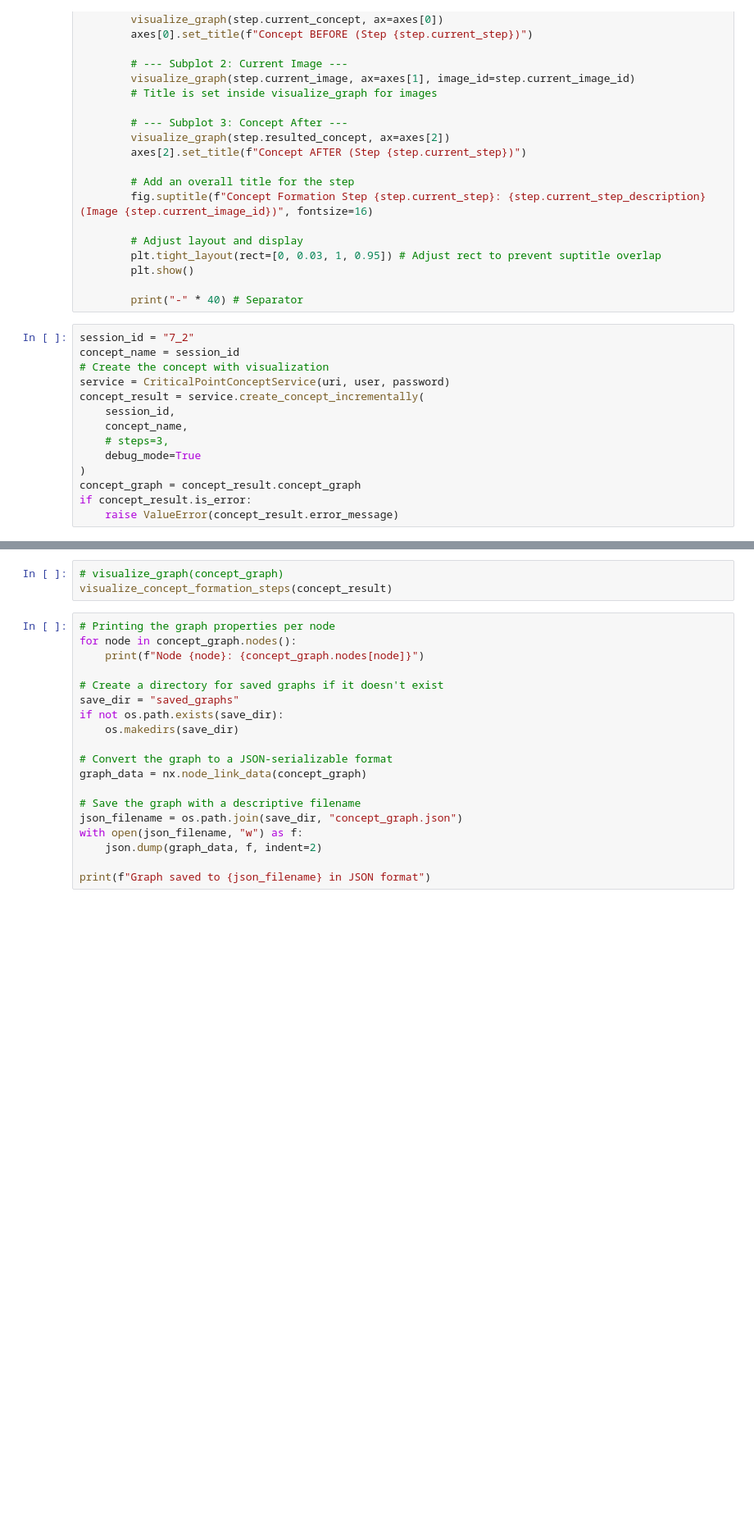
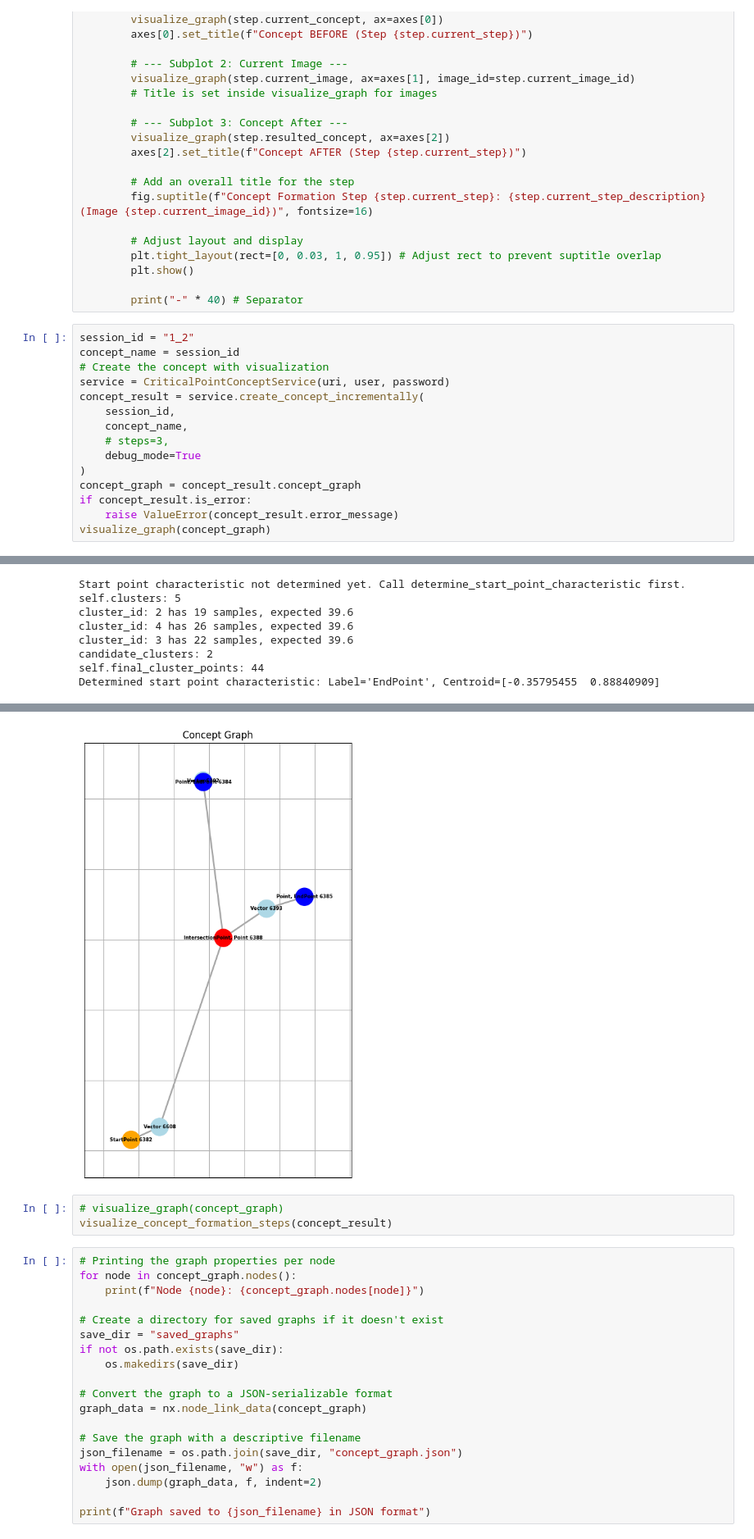
Before and after one commit to NaturalAGI-Lab/NaturalAGI, a Jupyter notebook: src/concept_creator/src/test_max_minor_concept.ipynb, the cells around one changed output, grey strips where cells are left out. Shown at 82% size. Cells and saved outputs as stored; diff of their text form; blank space fills up the shorter version.

```diff
--- a/src/concept_creator/src/test_max_minor_concept.ipynb
+++ b/src/concept_creator/src/test_max_minor_concept.ipynb
@@ -167,7 +167,7 @@ def visualize_concept_formation_steps(concept_result):
 
         print("-" * 40) # Separator
 # %%
-session_id = "7_2"
+session_id = "1_2"
 concept_name = session_id
 # Create the concept with visualization
 service = CriticalPointConceptService(uri, user, password)
@@ -180,3 +180,5 @@ concept_result = service.create_concept_incrementally(
 concept_graph = concept_result.concept_graph
 if concept_result.is_error:
     raise ValueError(concept_result.error_message)
+visualize_graph(concept_graph)
+# %% [output]
@@ -182,0 +202,8 @@ if concept_result.is_error:
+Start point characteristic not determined yet. Call determine_start_point_characteristic first.
+self.clusters: 5
+cluster_id: 2 has 19 samples, expected 39.6
+cluster_id: 4 has 26 samples, expected 39.6
+cluster_id: 3 has 22 samples, expected 39.6
+candidate_clusters: 2
+self.final_cluster_points: 44
+Determined start point characteristic: Label='EndPoint', Centroid=[-0.35795455  0.88840909]
@@ -183,3 +227,4 @@ if concept_result.is_error:
+[figure, added]
 # %%
 # visualize_graph(concept_graph)
 visualize_concept_formation_steps(concept_result)
```
Also changed, not shown: parts of 3 cells of this notebook, 45 other files.
